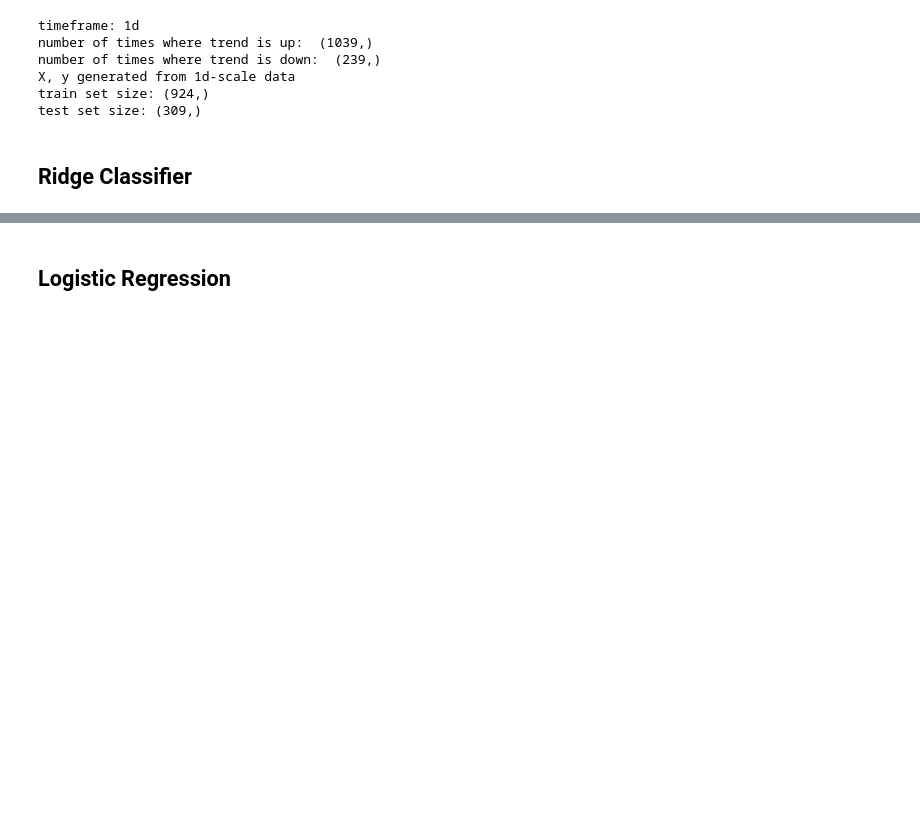
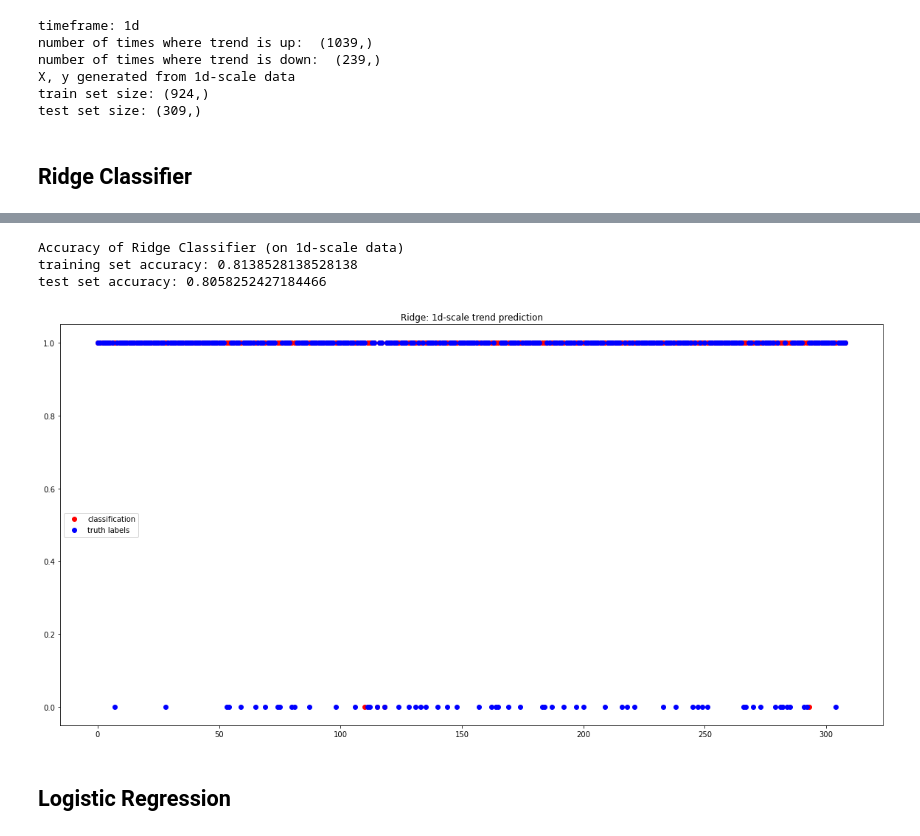
Before and after one commit to karanjitsingh/TrendML, a Jupyter notebook: src/linear/lin_log.ipynb, the cells around one changed output, grey strips where cells are left out. Saved outputs shown, nothing was run; the diff lists cells and outputs as text; code cells hidden in the pictures; blank space fills up the shorter version.

```diff
--- a/src/linear/lin_log.ipynb
+++ b/src/linear/lin_log.ipynb
@@ -142,3 +142,21 @@ test set accuracy: 0.8187702265372169
+# %%
+ridge_clf_d = RidgeClassifier().fit(X_train_d, y_train_d)
+
+print('Accuracy of Ridge Classifier (on 1d-scale data)')
+print('training set accuracy:', ridge_clf_d.score(X_train_d, y_train_d))
+print('test set accuracy:', ridge_clf_d.score(X_test_d, y_test_d))
+
+plt.figure(figsize=(20,10))
+plt.plot(np.arange(X_test_d.shape[0]), ridge_clf_d.predict(X_test_d), 'ro', label = "classification")
+plt.plot(np.arange(X_test_d.shape[0]), y_test_d, 'bo', label = "truth labels")
+plt.title('Ridge: 1d-scale trend prediction')
+plt.legend()
+plt.show()
+# %% [output]
+Accuracy of Ridge Classifier (on 1d-scale data)
+training set accuracy: 0.8138528138528138
+test set accuracy: 0.8058252427184466
+[figure, added]
 # %% [markdown]
 ## Logistic Regression
 # %%
```
Also changed, not shown: parts of 4 cells of this notebook.
